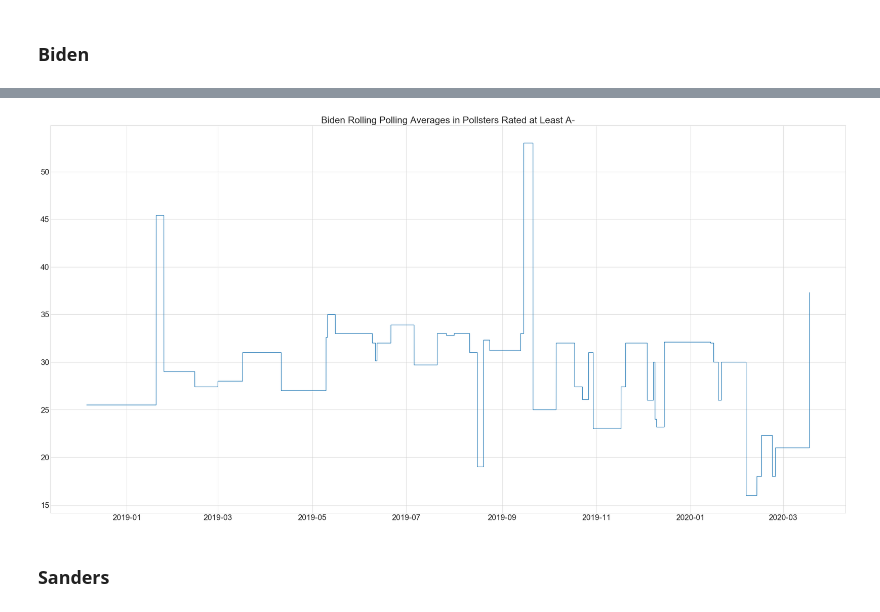
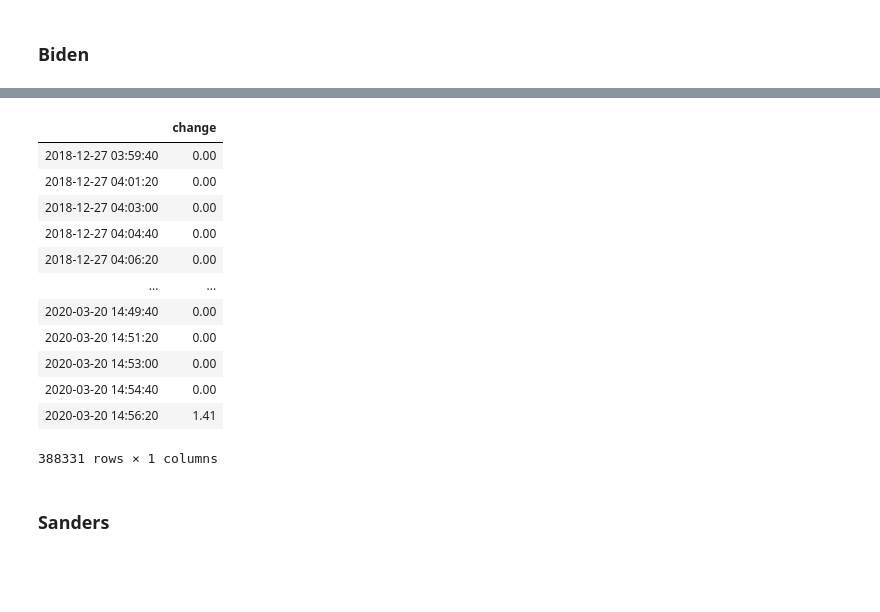
Before and after one commit to SanjithVenkatesh/538Analysis, a Jupyter notebook: PollAverages.ipynb, the cells around one changed output, grey strips where cells are left out. Cells and saved outputs as stored; diff of their text form; code cells hidden in the pictures; blank space fills up the shorter version.

```diff
--- a/PollAverages.ipynb
+++ b/PollAverages.ipynb
@@ -72,6 +73,14 @@ def buildTuples(df):
     for index, row in df.iterrows():
         tups.append((row['startDateTs'], row['pct']))
     return tups
+# %%
+def delta(series):
+    changes = list()
+    for i in range(1,series.size):
+        changes.append(series[i] - series[i-1])
+    changes = pd.Series(changes)
+    changes = changes.fillna(0)
+    return changes
 # %% [markdown]
 ### Biden
 # %%
@@ -108,17 +117,40 @@ plt.show()
 # %%
 bidenTups = buildTuples(biden)
-ts = traces.TimeSeries(data= bidenTups)
-regularized = ts.moving_average(100, pandas=True)
-fig = plt.figure()
-#plt.rcParams.update({'font.size': 26})
-plt.plot(regularized.index, regularized.values)
-plt.rcParams['figure.figsize'] = [40, 20]
-plt.rcParams.update({'font.size': 22})
-#fig.legend([ "YouGov","SurveyUSA", "Monmouth University", "ABC News/Washington Post", "Selzer & Co.", "Muhlenberg College", "Suffolk University"])
-plt.title("Biden Rolling Polling Averages in Pollsters Rated at Least A-")
-plt.show()
+bidenTs = traces.TimeSeries(data= bidenTups)
+bidenRegularized = ts.moving_average(100, pandas=True)
+# fig = plt.figure()
+# #plt.rcParams.update({'font.size': 26})
+# plt.plot(regularized.index, regularized.values)
+# plt.rcParams['figure.figsize'] = [40, 20]
+# plt.rcParams.update({'font.size': 22})
+# plt.xlabel("Date")
+# plt.ylabel("Percentange")
+# #fig.legend([ "YouGov","SurveyUSA", "Monmouth University", "ABC News/Washington Post", "Selzer & Co.", "Muhlenberg College", "Suffolk University"])
+# plt.title("Biden Rolling Polling Averages in Pollsters Rated at Least A-")
+# plt.show()
-# %% [output]
-[figure, removed]
+# %%
+bidenDelta = delta(bidenRegularized)
+bidenDelta.to_csv("bidenDelta.csv")
+# %%
+bidenChangeDF = pd.DataFrame()
+bidenChangeDF['change'] = bidenDelta
+bidenChangeDF.index = bidenRegularized.index[1:]
+bidenChangeDF.to_csv("bidenChangeDF.csv")
+bidenChangeDF
+# %% [output]
+|  | change |
+| 2018-12-27 03:59:40 | 0.00 |
+| 2018-12-27 04:01:20 | 0.00 |
+| 2018-12-27 04:03:00 | 0.00 |
+| 2018-12-27 04:04:40 | 0.00 |
+| 2018-12-27 04:06:20 | 0.00 |
+| ... | ... |
+| 2020-03-20 14:49:40 | 0.00 |
+| 2020-03-20 14:51:20 | 0.00 |
+| 2020-03-20 14:53:00 | 0.00 |
+| 2020-03-20 14:54:40 | 0.00 |
+| 2020-03-20 14:56:20 | 1.41 |
+388331 rows × 1 columns
 # %% [markdown]
 ### Sanders
 # %%
```
Also changed, not shown: parts of 16 cells of this notebook, 2 other files.
